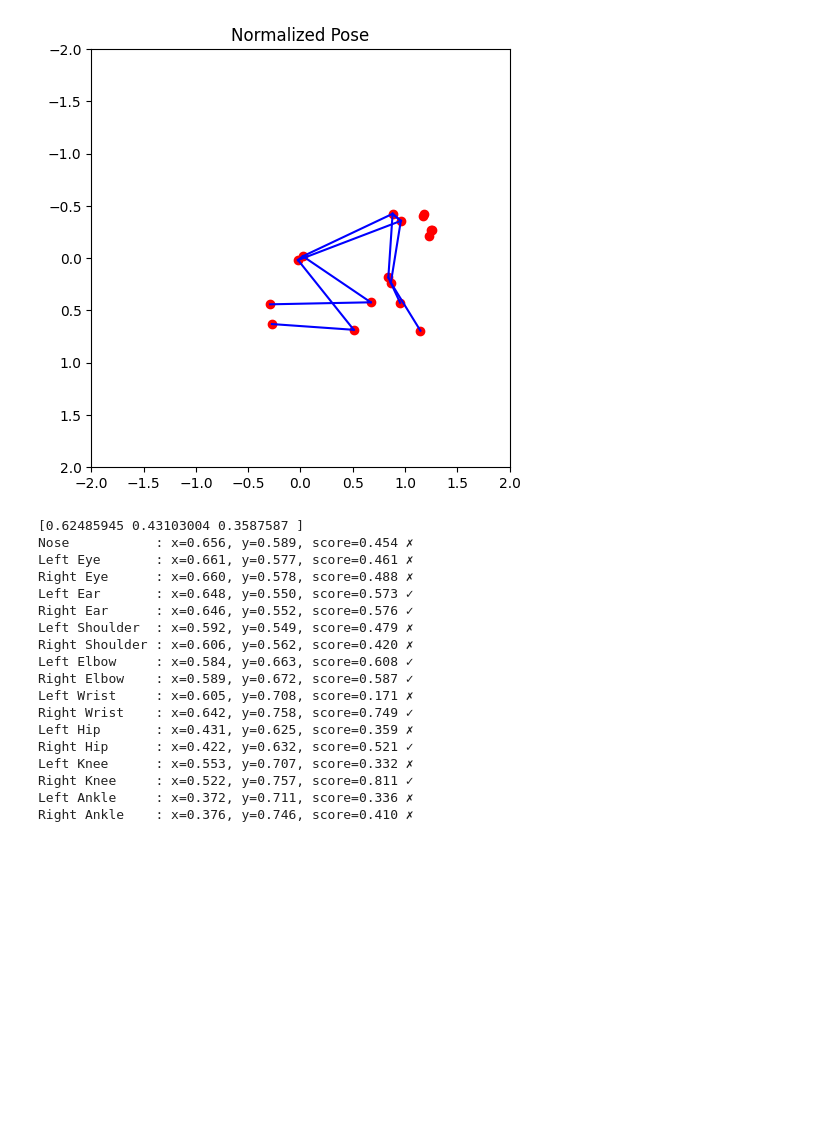
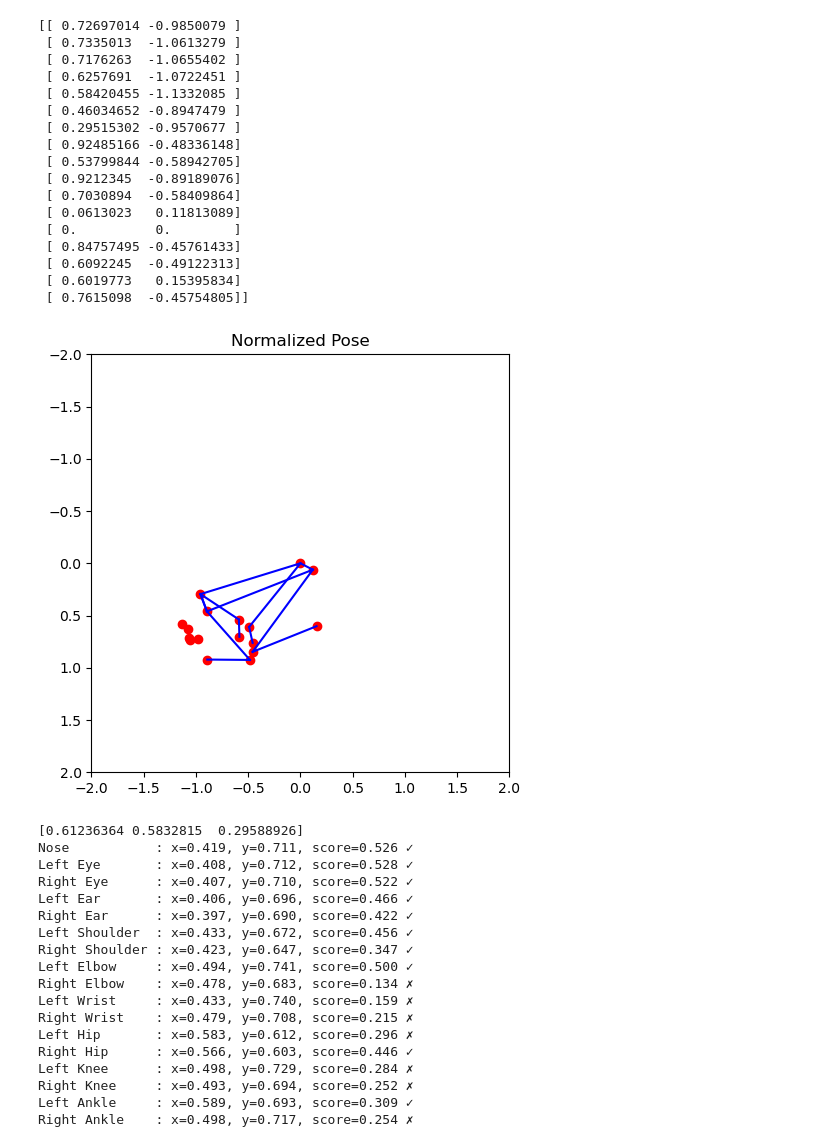
Before and after one commit to rifflefist/SholatBersamaAI, a Jupyter notebook: movenet.ipynb, the cells around one changed output. Drawn from its saved outputs; the diff is of its cells as text; code cells hidden in the pictures; blank space fills up the shorter version.

Commit message:
Change Code Normalized

```diff
--- a/movenet.ipynb
+++ b/movenet.ipynb
@@ -363,6 +357,10 @@ def normalize_hip_center(keypoints_with_scores):
     # Get the hip center (if confidence > threshold)
     if scores[11] > confidence_threshold and scores[12] > confidence_threshold :
         hip_center = (left_hip + right_hip) / 2
+    elif scores[11] > confidence_threshold:
+        hip_center = left_hip
+    elif scores[12] > confidence_threshold:
+        hip_center = right_hip
     else:
         # Fallback: use the mean of all the keypoints
         valid_indices = np.where(scores > confidence_threshold)[0]
@@ -381,8 +379,8 @@ def normalize_hip_center(keypoints_with_scores):
         body_height = np.linalg.norm(shoulder_center - hip_center)
         keypoints_normalized = keypoints_centered / body_height
     else:
-        # Fallback: use a normal case body_height shoulder-to-hip 0.3 - 0.5
-        keypoints_normalized = keypoints_centered / 0.4
+        # Fallback: use a normal case body_height shoulder-to-hip 0.15 - 0.19
+        keypoints_normalized = keypoints_centered / 0.3
 
 
     return keypoints_normalized
@@ -390,7 +388,7 @@ def normalize_hip_center(keypoints_with_scores):
 # Tentukan direktori yang ingin Anda periksa
 gerakan = ["Berdiri", "Sujud", "Duduk"]
 directory_path = "Hasil/data_frame/"+gerakan[0]
-final_path = "Hasil/final_frame/"+gerakan[0]+"/final"
+final_path = "Hasil/final_frame/"+gerakan[0]+"/final_"
 image_path = directory_path+"/frame_"
 
 # Dapatkan daftar file dalam direktori
@@ -402,36 +468,57 @@ for i, file in enumerate(files, start=1):
 # %%
-normalized_keypoints = normalize_hip_center(load_movenet("File/my_salat/data_frame/frame195.jpg"))
+image_path = "Hasil/data_frame/Sujud/frame_1186.jpg"
+normalized_keypoints = normalize_hip_center(load_movenet(image_path))
+
+print(normalized_keypoints)
 
 fig = plt.figure(figsize=(5, 5), dpi=100)
 ax = fig.add_subplot(1, 1, 1)
 
 # Setting axis
 ax.set_xlim(-2, 2)
 ax.set_ylim(-2, 2)
 ax.set_aspect('equal')
 ax.invert_yaxis()
 ax.set_title("Normalized Pose")
 
 # Plot titik
 for x, y in normalized_keypoints:
     plt.plot(y, x, 'ro')  # titik merah
 
 # Sambungkan titik-titik (opsional)
 POSE_CONNECTIONS = [
     (5, 6), (5, 11), (6, 12),  # shoulders to hips
     (5, 7), (7, 9),  # left arm
     (6, 8), (8, 10), # right arm
     (11, 13), (13, 15),  # left leg
     (12, 14), (14, 16),  # right leg
     (11, 12), (5, 6)  # hips and shoulders
 ]
 for a, b in POSE_CONNECTIONS:
     x1, y1 = normalized_keypoints[a]
     x2, y2 = normalized_keypoints[b]
     plt.plot([y1, y2], [x1, x2], 'b-')  # garis biru
 
 # Jaga margin tetap
 plt.tight_layout()
 plt.show()
+plt.close()
 # %% [output]
+[[ 0.72697014 -0.9850079 ]
+ [ 0.7335013  -1.0613279 ]
+ [ 0.7176263  -1.0655402 ]
+ [ 0.6257691  -1.0722451 ]
+ [ 0.58420455 -1.1332085 ]
+ [ 0.46034652 -0.8947479 ]
+ [ 0.29515302 -0.9570677 ]
+ [ 0.92485166 -0.48336148]
+ [ 0.53799844 -0.58942705]
+ [ 0.9212345  -0.89189076]
+ [ 0.7030894  -0.58409864]
+ [ 0.0613023   0.11813089]
+ [ 0.          0.        ]
+ [ 0.84757495 -0.45761433]
+ [ 0.6092245  -0.49122313]
+ [ 0.6019773   0.15395834]
+ [ 0.7615098  -0.45754805]]
-[figure, old version]
+[figure, new version]
@@ -486,6 +525,5 @@ for i, file in enumerate(files, start=1):
 # %%
 # Load the input image.
-image_path = directory_path+"/frame195.jpg"
 image = tf.io.read_file(image_path)
 image = tf.image.decode_jpeg(image)
 
@@ -493,6 +531,7 @@ image = tf.image.decode_jpeg(image)
 input_image = tf.expand_dims(image, axis=0)
 input_image = tf.image.resize_with_pad(input_image, input_size, input_size)
 keypoints_with_scores = movenet(input_image)
+# keypoints_with_scores = normalize_hip_center(load_movenet(input_image))
 
 # Daftar nama keypoints berdasarkan urutan MoveNet
 keypoint_names = [
@@ -507,7 +546,7 @@ keypoints = keypoints_with_scores[0, 0]  # shape (17, 3)
 print(keypoints_with_scores[0][0][11])
 
 # Threshold confidence (opsional)
-threshold = 0.5
+threshold = 0.3
 
 # Cetak semua keypoint dengan nama
 for i, (y, x, score) in enumerate(keypoints):
@@ -515,21 +554,21 @@ for i, (y, x, score) in enumerate(keypoints):
     status = "✓" if score > threshold else "✗"
     print(f"{name:<15}: x={x:.3f}, y={y:.3f}, score={score:.3f} {status}")
 # %% [output]
-[0.62485945 0.43103004 0.3587587 ]
-Nose           : x=0.656, y=0.589, score=0.454 ✗
-Left Eye       : x=0.661, y=0.577, score=0.461 ✗
-Right Eye      : x=0.660, y=0.578, score=0.488 ✗
-Left Ear       : x=0.648, y=0.550, score=0.573 ✓
-Right Ear      : x=0.646, y=0.552, score=0.576 ✓
-Left Shoulder  : x=0.592, y=0.549, score=0.479 ✗
-Right Shoulder : x=0.606, y=0.562, score=0.420 ✗
-Left Elbow     : x=0.584, y=0.663, score=0.608 ✓
-Right Elbow    : x=0.589, y=0.672, score=0.587 ✓
-Left Wrist     : x=0.605, y=0.708, score=0.171 ✗
-Right Wrist    : x=0.642, y=0.758, score=0.749 ✓
-Left Hip       : x=0.431, y=0.625, score=0.359 ✗
-Right Hip      : x=0.422, y=0.632, score=0.521 ✓
-Left Knee      : x=0.553, y=0.707, score=0.332 ✗
-Right Knee     : x=0.522, y=0.757, score=0.811 ✓
-Left Ankle     : x=0.372, y=0.711, score=0.336 ✗
-Right Ankle    : x=0.376, y=0.746, score=0.410 ✗
+[0.61236364 0.5832815  0.29588926]
+Nose           : x=0.419, y=0.711, score=0.526 ✓
+Left Eye       : x=0.408, y=0.712, score=0.528 ✓
+Right Eye      : x=0.407, y=0.710, score=0.522 ✓
+Left Ear       : x=0.406, y=0.696, score=0.466 ✓
+Right Ear      : x=0.397, y=0.690, score=0.422 ✓
+Left Shoulder  : x=0.433, y=0.672, score=0.456 ✓
+Right Shoulder : x=0.423, y=0.647, score=0.347 ✓
+Left Elbow     : x=0.494, y=0.741, score=0.500 ✓
+Right Elbow    : x=0.478, y=0.683, score=0.134 ✗
+Left Wrist     : x=0.433, y=0.740, score=0.159 ✗
+Right Wrist    : x=0.479, y=0.708, score=0.215 ✗
+Left Hip       : x=0.583, y=0.612, score=0.296 ✗
+Right Hip      : x=0.566, y=0.603, score=0.446 ✓
+Left Knee      : x=0.498, y=0.729, score=0.284 ✗
+Right Knee     : x=0.493, y=0.694, score=0.252 ✗
+Left Ankle     : x=0.589, y=0.693, score=0.309 ✓
+Right Ankle    : x=0.498, y=0.717, score=0.254 ✗
```
Also changed, not shown: parts of 7 cells of this notebook, 4 other files.
